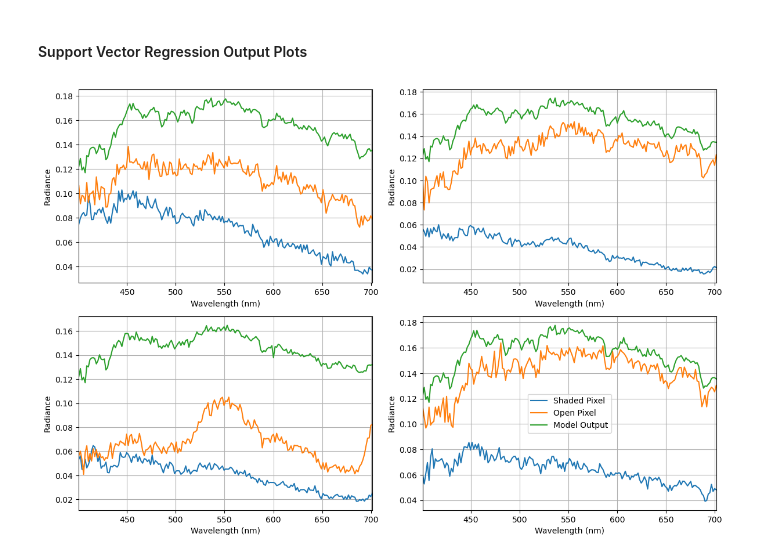
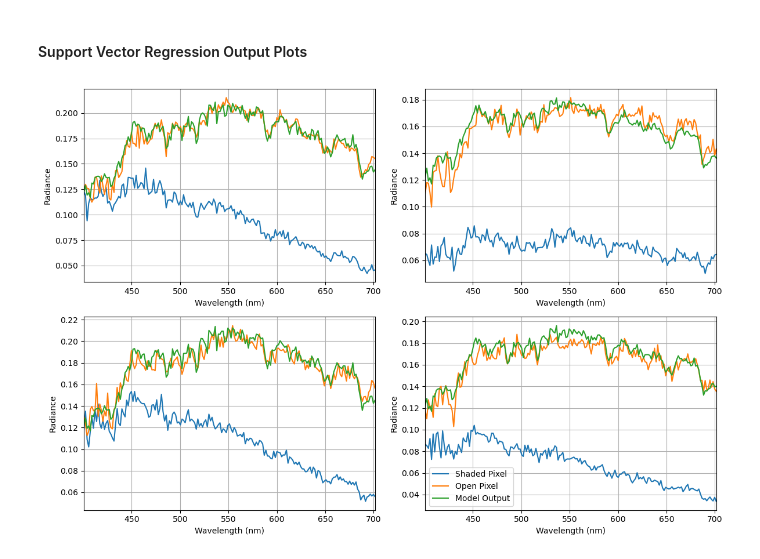
Before and after one commit to iditmer/HyperspectralShadowCompensation, a Jupyter notebook: 03_model_development.ipynb, the cells around one changed output. Cells and saved outputs as stored; diff of their text form; code cells hidden in the pictures.

```diff
--- a/03_model_development.ipynb
+++ b/03_model_development.ipynb
@@ -63,9 +61,9 @@ from sklearn.model_selection import GridSearchCV
 from sklearn.kernel_ridge import KernelRidge
 from pca import principal_components
 
-number_dimensions = 24
+number_dimensions = 36
+pc = principal_components(hsi_data_matrix)
 
-pc = principal_components(hsi_data_matrix)
 reduced_observation_matrix = pc.reduce_dimension(observation_matrix, number_dimensions)
 reduced_target_matrices = {}
 for label in target_matrices:
@@ -105,10 +103,14 @@ min_krr_model.fit(reduced_observation_matrix, reduced_target_matrices['min'])
 reduced_space_predictions = min_krr_model.predict(reduced_observation_matrix)
 reconstructed_predictions = pc.reconstruct(reduced_space_predictions)
 
+# presently selecting the lowest MSE values for example plots; a bit misleading as there are plenty of
+# plots that do not fit this well --
+mse_values = [ np.sum((reconstructed_predictions[i, :] - target_matrices['min'][i,:])**2) for i in range(len(correspondences)) ]
+mse_sorted_indices = np.argsort(mse_values)
+
 plt.figure(figsize=(12,8))
-for plot in [ 221, 222, 223, 224 ]:
+for sample_index, plot in zip(mse_sorted_indices[:4], [ 221, 222, 223, 224 ]):
 
-    sample_index = np.random.randint(0, len(observation_indices))
     spectra = [
         observation_matrix[sample_index, :],
         target_matrices['min'][sample_index, :],
@@ -189,30 +191,34 @@ Average band-wise RMSE: 0.004
 # %%
 
 svr_estimates = np.zeros_like(observation_matrix)
 for i in range(len(wavelengths)):
 
     svm_observation_matrix[:,0] = observation_matrix[:,i]
     target = target_matrices['min'][:,i]
     svr_model = SVR(**best_model_params[i])
     svr_model.fit(svm_observation_matrix, target)
     svr_estimates[:,i] = svr_model.predict(svm_observation_matrix)
 
+# presently selecting the lowest MSE values for example plots; a bit misleading as there are plenty of
+# plots that do not fit this well --
+mse_values = [ np.sum((svr_estimates[i, :] - target_matrices['min'][i,:])**2) for i in range(len(correspondences)) ]
+mse_sorted_indices = np.argsort(mse_values)
+
 plt.figure(figsize=(12,8))
-for plot in [ 221, 222, 223, 224 ]:
+for sample_index, plot in zip(mse_sorted_indices[:4], [ 221, 222, 223, 224 ]):
 
-    sample_index = np.random.randint(0, len(observation_indices))
     spectra = [
         observation_matrix[sample_index, :],
         target_matrices['min'][sample_index, :],
         svr_estimates[sample_index, :]
     ]
 
     plt.subplot(plot)
     if plot == 224:
         spectra_plot(wavelengths, np.array(spectra), legend_labels=['Shaded Pixel', 'Open Pixel', 'Model Output'])
     else : spectra_plot(wavelengths, np.array(spectra))
 
 plt.tight_layout()
 plt.show()
 # %% [output]
-[figure, old version]
+[figure, new version]
```
Also changed, not shown: parts of 3 cells of this notebook.
